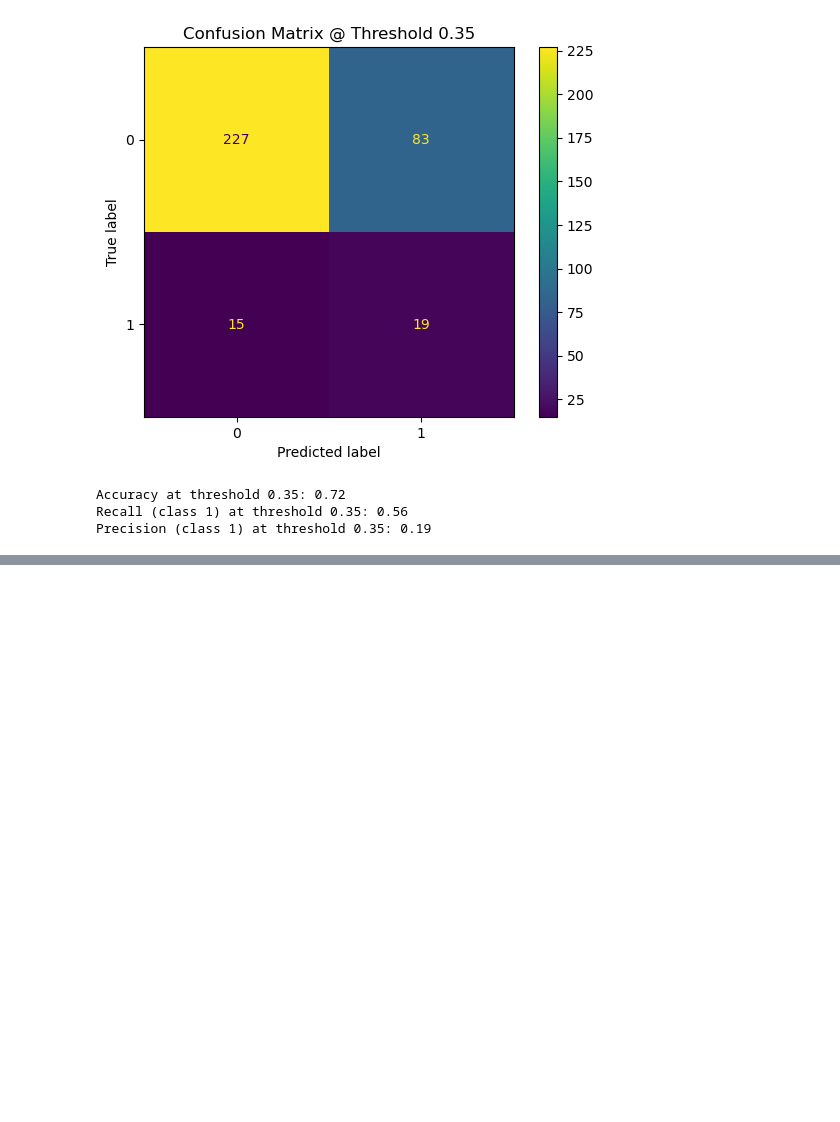
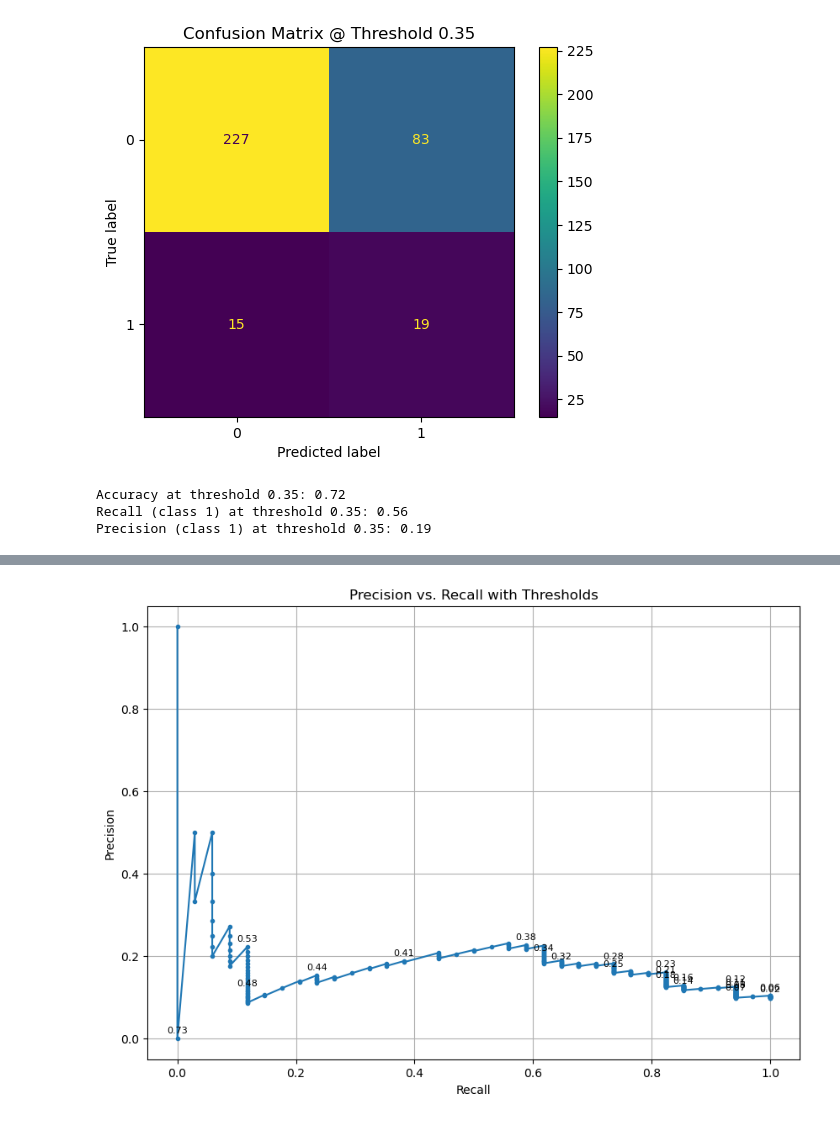
Before and after one commit to DeMeyerRobin/IndustryProject-BariatricSurgeryG1, a Jupyter notebook: ROB_model_training.ipynb, the cells around one changed output, grey strips where cells are left out. Saved outputs shown, nothing was run; the diff lists cells and outputs as text; code cells hidden in the pictures; blank space fills up the shorter version.

```diff
--- a/ROB_model_training.ipynb
+++ b/ROB_model_training.ipynb
@@ -318,0 +363,46 @@ Precision (class 1) at threshold 0.35: 0.19
+# %%
+from sklearn.metrics import precision_recall_curve, f1_score
+
+# Probabilities from cross-validated model
+y_proba = cross_val_predict(model, X, y, cv=5, method='predict_proba')[:, 1]
+
+# Get precision, recall, thresholds
+precisions, recalls, thresholds = precision_recall_curve(y, y_proba)
+
+# Trim so thresholds match
+thresholds = np.append(thresholds, 1.0)  # to match length of precisions/recalls
+
+# Print threshold sweep for class 1
+for t, p, r in zip(thresholds, precisions, recalls):
+    if r >= 0.6 and p >= 0.3:  # adjust these as your desired minimums
+        print(f"Threshold: {t:.2f} | Precision: {p:.2f} | Recall: {r:.2f} | F1: {2*p*r/(p+r + 1e-8):.2f}")
+# %%
+import numpy as np
+from sklearn.metrics import precision_recall_curve
+import matplotlib.pyplot as plt
+
+# Get precision, recall, thresholds
+precisions, recalls, thresholds = precision_recall_curve(y, y_proba)
+
+# Trim to match length for plotting points
+thresholds = np.append(thresholds, 1.0)
+
+plt.figure(figsize=(10, 7))
+plt.plot(recalls, precisions, marker='.')
+plt.xlabel('Recall')
+plt.ylabel('Precision')
+plt.title('Precision vs. Recall with Thresholds')
+plt.grid(True)
+
+# Annotate thresholds
+for i in range(0, len(thresholds), max(1, len(thresholds) // 20)):
+    plt.annotate(f'{thresholds[i]:.2f}',
+                 (recalls[i], precisions[i]),
+                 textcoords="offset points",
+                 xytext=(0,5),
+                 ha='center',
+                 fontsize=8)
+
+plt.show()
+# %% [output]
+[figure, added]
```
Also changed, not shown: parts of 5 cells of this notebook.
